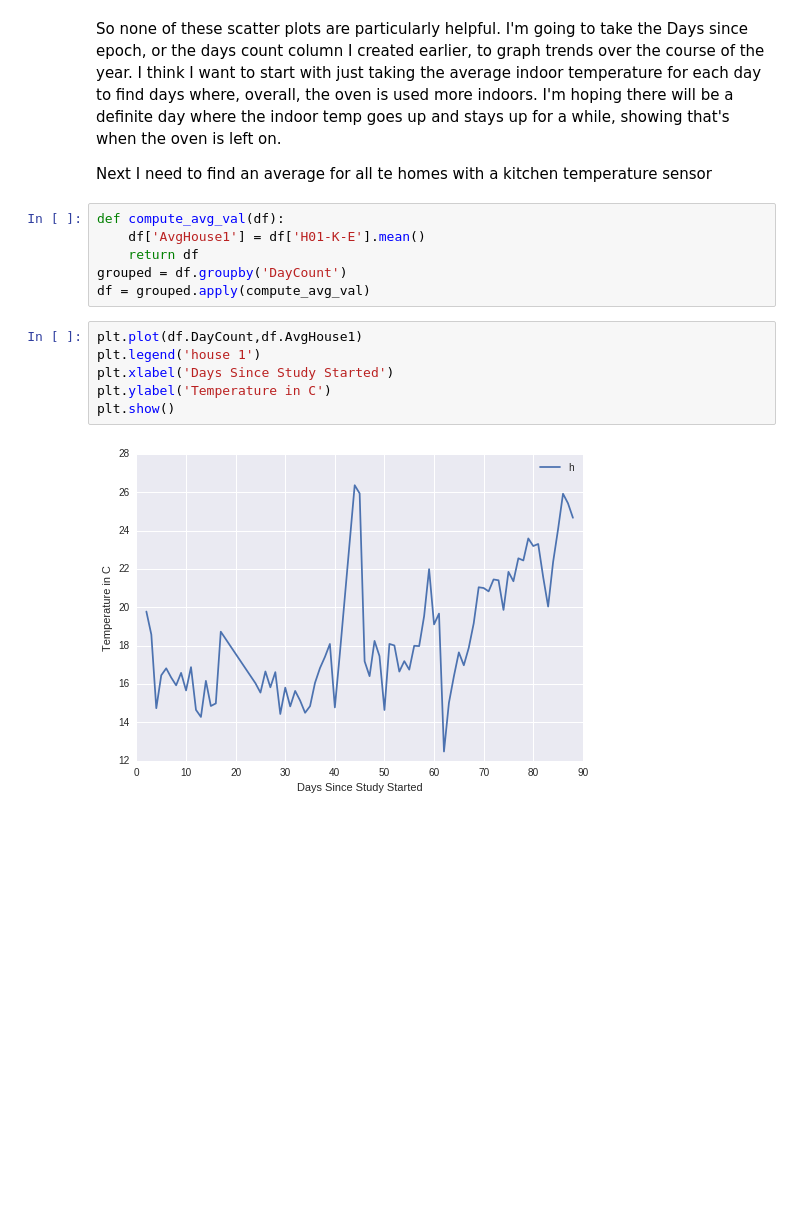
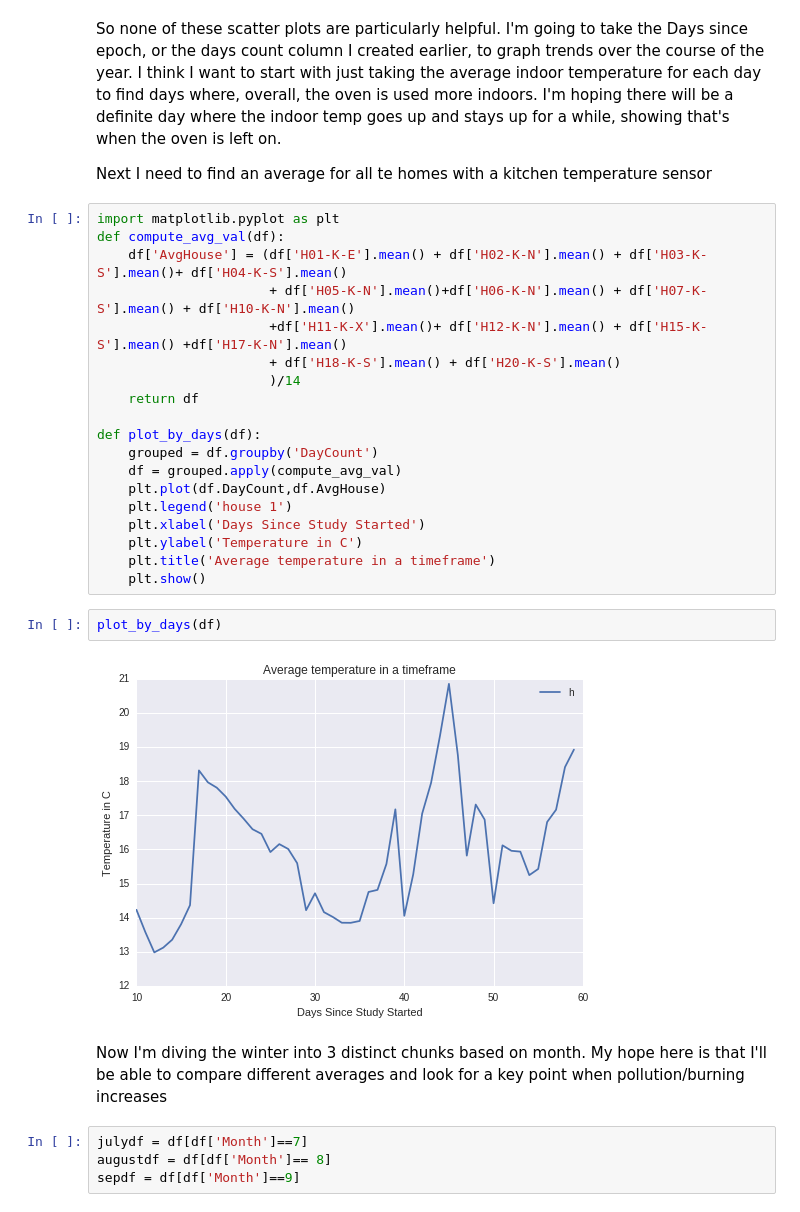
Before and after one commit to BrennaManning/DataScience2016FP, a Jupyter notebook: Beginnings-Mack.ipynb, the cells around one changed output. Cells and saved outputs as stored; diff of their text form; blank space fills up the shorter version.

Commit message:
new function to get avg of all houses

```diff
--- a/Beginnings-Mack.ipynb
+++ b/Beginnings-Mack.ipynb
@@ -123,17 +123,32 @@ scatter_temp_particles(df, 'NO_(ppb)')
 So none of these scatter plots are particularly helpful. I'm going to take the Days since epoch, or the days count column I created earlier, to graph trends over the course of the year. I think I want to start with just taking the average indoor temperature for each day to find days where, overall, the oven is used more indoors. I'm hoping there will be a definite day where the indoor temp goes up and stays up for a while, showing that's when the oven is left on.
 
 Next I need to find an average for all te homes with a kitchen temperature sensor
-# %%
-def compute_avg_val(df):
-    df['AvgHouse1'] = df['H01-K-E'].mean()
-    return df
-grouped = df.groupby('DayCount')
-df = grouped.apply(compute_avg_val)
-# %%
-plt.plot(df.DayCount,df.AvgHouse1)
-plt.legend('house 1')
-plt.xlabel('Days Since Study Started')
-plt.ylabel('Temperature in C')
-plt.show()
-# %% [output]
-[figure, removed]
+# %%
+import matplotlib.pyplot as plt
+def compute_avg_val(df):
+    df['AvgHouse'] = (df['H01-K-E'].mean() + df['H02-K-N'].mean() + df['H03-K-S'].mean()+ df['H04-K-S'].mean()
+                      + df['H05-K-N'].mean()+df['H06-K-N'].mean() + df['H07-K-S'].mean() + df['H10-K-N'].mean()
+                      +df['H11-K-X'].mean()+ df['H12-K-N'].mean() + df['H15-K-S'].mean() +df['H17-K-N'].mean()
+                      + df['H18-K-S'].mean() + df['H20-K-S'].mean()
+                      )/14
+    return df
+
+def plot_by_days(df):
+    grouped = df.groupby('DayCount')
+    df = grouped.apply(compute_avg_val)
+    plt.plot(df.DayCount,df.AvgHouse)
+    plt.legend('house 1')
+    plt.xlabel('Days Since Study Started')
+    plt.ylabel('Temperature in C')
+    plt.title('Average temperature in a timeframe')
+    plt.show()
+# %%
+plot_by_days(df)
+# %% [output]
+[figure, added]
+# %% [markdown]
+Now I'm diving the winter into 3 distinct chunks based on month. My hope here is that I'll be able to compare different averages and look for a key point when pollution/burning increases
+# %%
+julydf = df[df['Month']==7]
+augustdf = df[df['Month']== 8]
+sepdf = df[df['Month']==9]
```
Also changed, not shown: parts of 1 cell of this notebook.
